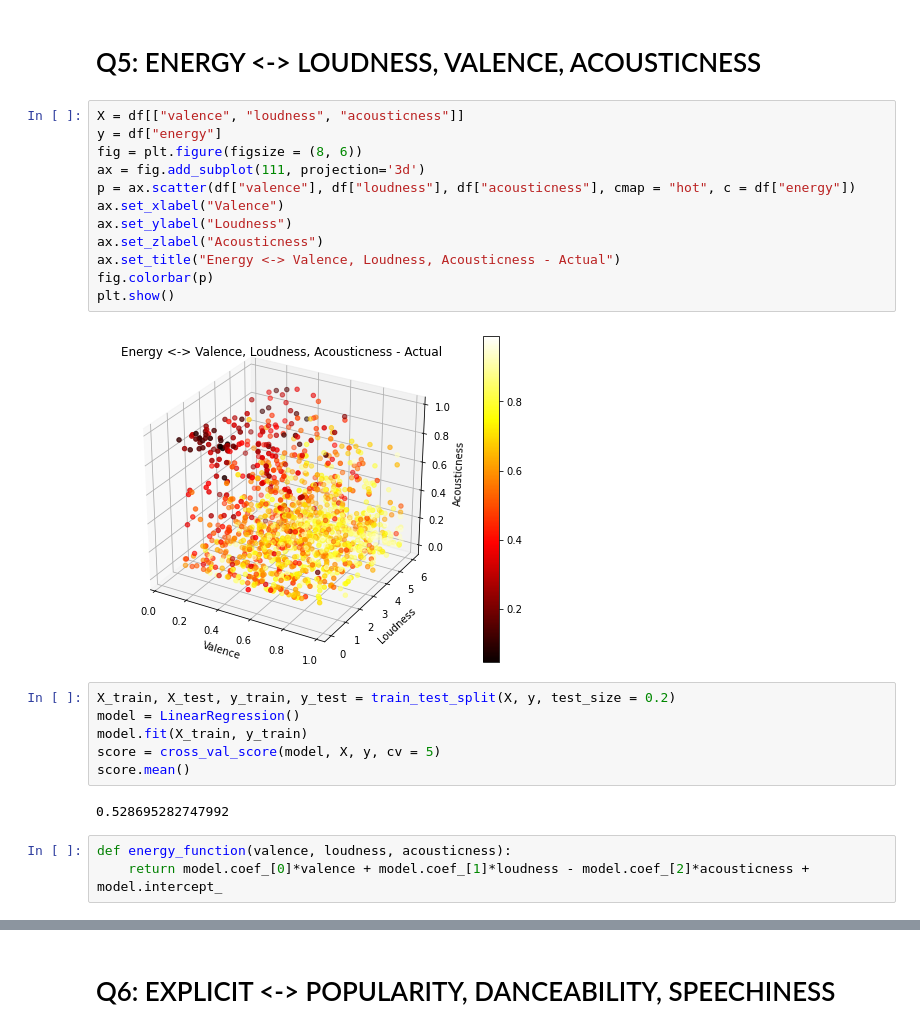
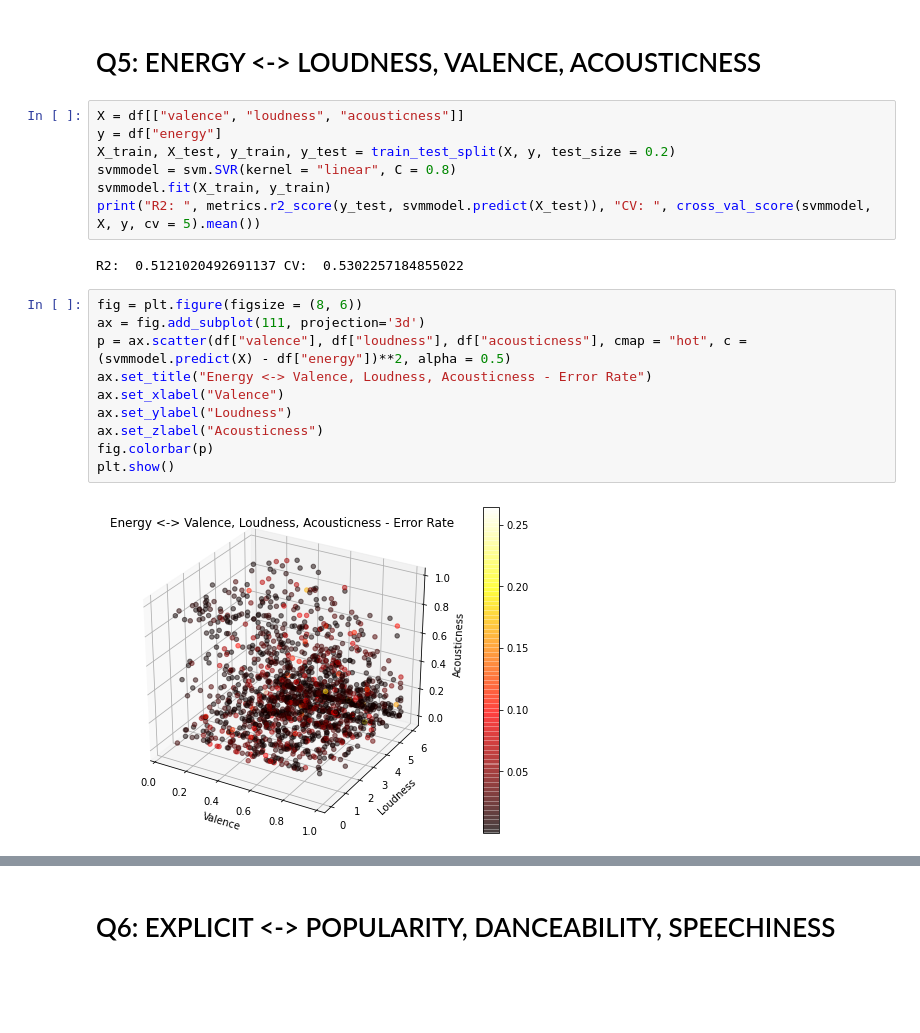
Before and after one commit to yamaceay/spotify, a Jupyter notebook: model.ipynb, the cells around one changed output, grey strips where cells are left out. Drawn from its saved outputs; the diff is of its cells as text; blank space fills up the shorter version.

```diff
--- a/model.ipynb
+++ b/model.ipynb
@@ -236,28 +221,24 @@ valence -0.032573783501722534
 Result: The key of the song does not play any role on these features
 # %% [markdown]
 # Q5: ENERGY <-> LOUDNESS, VALENCE, ACOUSTICNESS
+# %%
+X = df[["valence", "loudness", "acousticness"]]
+y = df["energy"]
+X_train, X_test, y_train, y_test = train_test_split(X, y, test_size = 0.2)
+svmmodel = svm.SVR(kernel = "linear", C = 0.8)
+svmmodel.fit(X_train, y_train)
+print("R2: ", metrics.r2_score(y_test, svmmodel.predict(X_test)), "CV: ", cross_val_score(svmmodel, X, y, cv = 5).mean())
+# %% [output]
+R2:  0.5121020492691137 CV:  0.5302257184855022
 # %%
-X = df[["valence", "loudness", "acousticness"]]
-y = df["energy"]
 fig = plt.figure(figsize = (8, 6))
 ax = fig.add_subplot(111, projection='3d')
-p = ax.scatter(df["valence"], df["loudness"], df["acousticness"], cmap = "hot", c = df["energy"])
+p = ax.scatter(df["valence"], df["loudness"], df["acousticness"], cmap = "hot", c = (svmmodel.predict(X) - df["energy"])**2, alpha = 0.5)
+ax.set_title("Energy <-> Valence, Loudness, Acousticness - Error Rate")
 ax.set_xlabel("Valence")
 ax.set_ylabel("Loudness")
 ax.set_zlabel("Acousticness")
-ax.set_title("Energy <-> Valence, Loudness, Acousticness - Actual")
 fig.colorbar(p)
 plt.show()
 # %% [output]
-[figure, old version]
+[figure, new version]
-# %%
-X_train, X_test, y_train, y_test = train_test_split(X, y, test_size = 0.2)
-model = LinearRegression()
-model.fit(X_train, y_train)
-score = cross_val_score(model, X, y, cv = 5)
-score.mean()
-# %% [output]
-0.528695282747992
-# %%
-def energy_function(valence, loudness, acousticness):
-    return model.coef_[0]*valence + model.coef_[1]*loudness - model.coef_[2]*acousticness + model.intercept_
```
Also changed, not shown: parts of 26 cells of this notebook.
